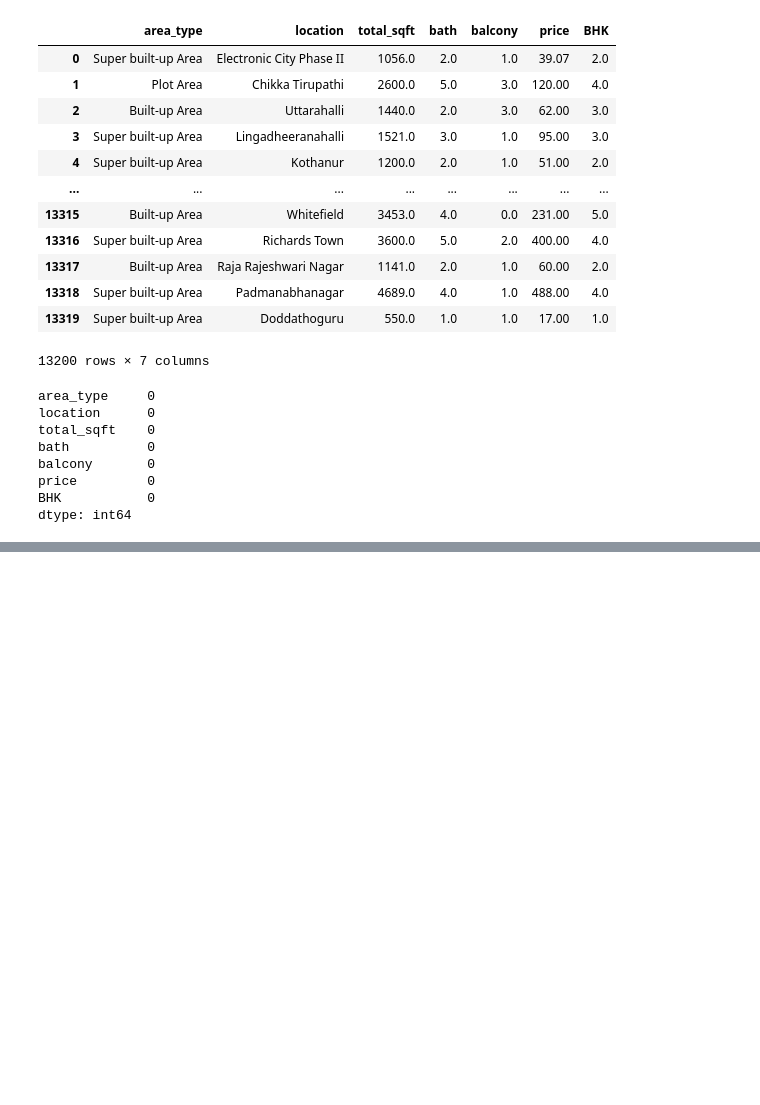
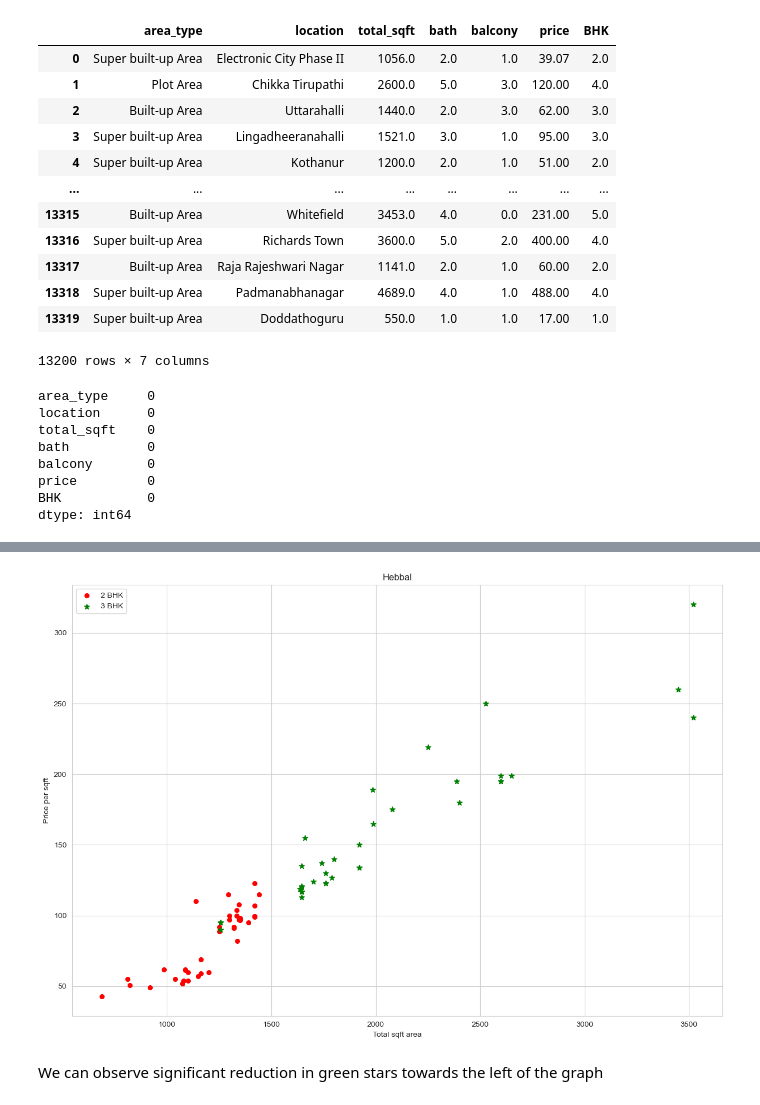
Before and after one commit to himani2853/real_estate_price_prediction, a Jupyter notebook: real_estate.ipynb, the cells around one changed output, grey strips where cells are left out. Drawn from its saved outputs; the diff is of its cells as text; code cells hidden in the pictures; blank space fills up the shorter version.

```diff
--- a/real_estate.ipynb
+++ b/real_estate.ipynb
@@ -413,0 +732,19 @@ dtype: int64
+# %%
+def remove_bhk_outliers(df):
+    final = np.array([])
+    for location, location_df in df.groupby('location'):
+        bhk_status = {}
+        for bhk, bhk_df in location_df.groupby('BHK'):
+            bhk_status[bhk] = {
+                'mean':np.mean(bhk_df.price_per_sqft),
+                'std': np.std(bhk_df.price_per_sqft),
+                'count':bhk_df.shape[0]
+                }
+        for bhk, bhk_df in location_df.groupby('BHK'):
+            status = bhk_status.get(bhk-1)
+            if status and status['count'] > 5:
+                final = np.append(final, bhk_df[bhk_df.price_per_sqft < (status['mean'])].index)
+    return df.drop(final,axis='index')
+# %%
+df_12 = remove_bhk_outliers(df_11)
+df_12
@@ -413,0 +765,6 @@ dtype: int64
+# %%
+scatter_plots(df_12,"Hebbal")
+# %% [output]
+[figure, added]
+# %% [markdown]
+We can observe significant reduction in green stars towards the left of the graph
```
Also changed, not shown: parts of 32 cells of this notebook.
